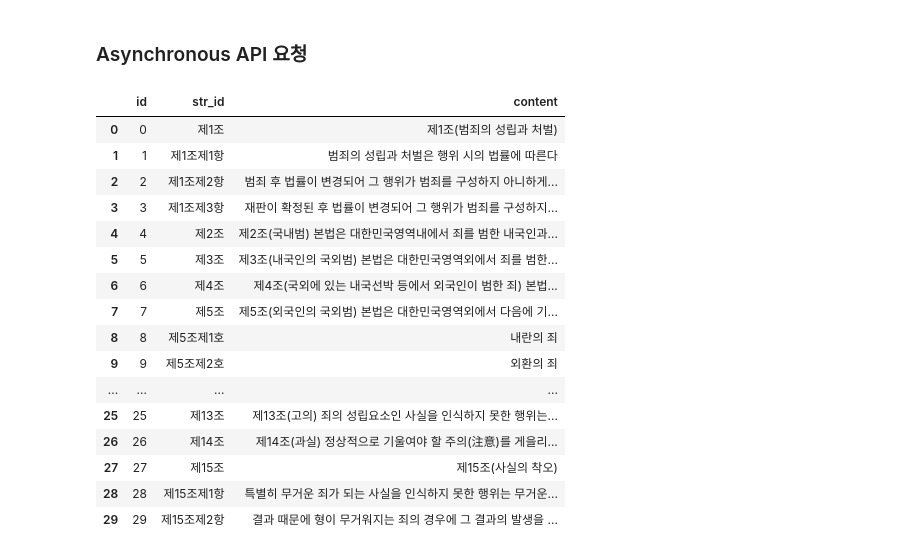
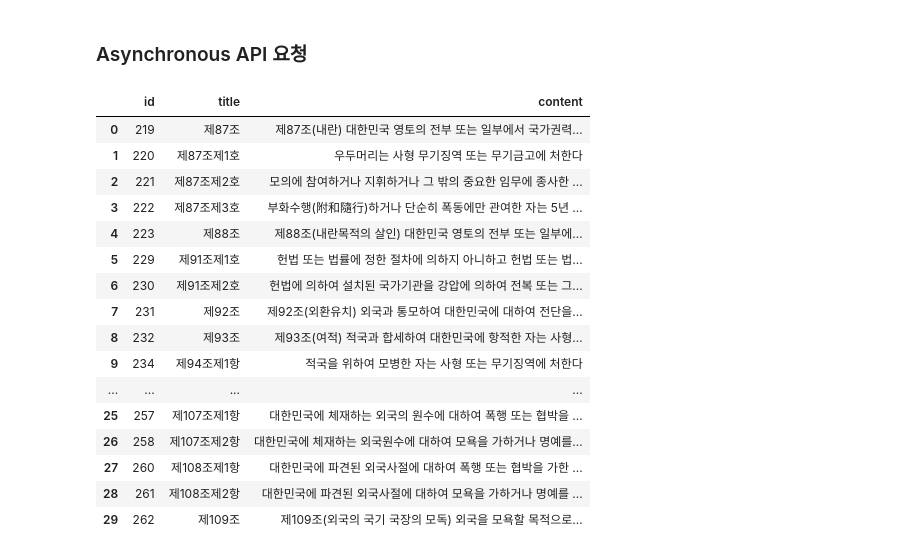
Before and after one commit to RGB234/capstone-2025-spring, a Jupyter notebook: code/2-preparing_queries.ipynb, the cells around one changed output. Cells and saved outputs as stored; diff of their text form; code cells hidden in the pictures.

Commit message:
preparing fine tuning dataset

```diff
--- a/code/2-preparing_queries.ipynb
+++ b/code/2-preparing_queries.ipynb
@@ -149,14 +227,14 @@ import asyncio
 
 class Triplet(BaseModel):
     id : int
+    title : str
     query: str
     pos: list[str]
 
 def dataset_to_df(dataset):
     df = pd.DataFrame(dataset)
 
-    df['id'] = [i for i in range(len(dataset))]
-    df['str_id'] = df['query'].apply(lambda x : x['id'])
+    df['title'] = df['query'].apply(lambda x : x['title'])
     df['content'] = df['query'].apply(lambda x : x['content'])
 
     df.drop('query', axis=1, inplace=True)
@@ -165,9 +243,9 @@ def dataset_to_df(dataset):
 
 async def process_row_async(row, instructions, client):
     id = row['id']
-    str_id = row['str_id']
+    title = row['title']
     query = row['content']
-    prompt = f"{id} # {str_id} # {query}"
+    prompt = f"\"id\" : {id}, \"title\" : {title}, \"query\" : \"{query}\""
 
     try:
         response = await client.responses.parse(
@@ -178,10 +256,10 @@ async def process_row_async(row, instructions, client):
         )
         return dict(response.output_parsed)
     except Exception as e:
-        print(f"Error in row {str_id} : {e}")
-        return {'id': id ,'query': query, 'pos': []}
+        print(f"Error in row {title} : {e}")
+        return {'id': id , 'title': title, 'query': query, 'pos': []}
 
-async def generate_sentences_async(instrctions, client, dataset : pd.DataFrame, dir_path: str, concurrency: int = 8):
+async def generate_sentences_async(instrctions, client, dataset : pd.DataFrame, dir_path: str, concurrency: int = 6):
     sem = asyncio.Semaphore(concurrency) # API 동시 요청 수 제한
 
     async def sem_task(row):
@@ -209,34 +287,34 @@ async def generate_sentences_async(instrctions, client, dataset : pd.DataFrame,
 # %%
 from datasets import load_dataset
 import nest_asyncio
 import asyncio
 
 client = AsyncOpenAI(
     api_key=os.environ.get("OPENAI_API_KEY")
 )
 
-dataset = load_dataset("json", data_files="../data/ft_data_queries.jsonl")['train']
+dataset = load_dataset("json", data_files="../data/queries-edited-filtered.jsonl")['train']
 ds_df = dataset_to_df(dataset)
 
 ds_df[:30]
 # %% [output]
-|  | id | str_id | content |
-| 0 | 0 | 제1조 | 제1조(범죄의 성립과 처벌) |
-| 1 | 1 | 제1조제1항 | 범죄의 성립과 처벌은 행위 시의 법률에 따른다 |
-| 2 | 2 | 제1조제2항 | 범죄 후 법률이 변경되어 그 행위가 범죄를 구성하지 아니하게... |
-| 3 | 3 | 제1조제3항 | 재판이 확정된 후 법률이 변경되어 그 행위가 범죄를 구성하지... |
-| 4 | 4 | 제2조 | 제2조(국내범) 본법은 대한민국영역내에서 죄를 범한 내국인과... |
-| 5 | 5 | 제3조 | 제3조(내국인의 국외범) 본법은 대한민국영역외에서 죄를 범한... |
-| 6 | 6 | 제4조 | 제4조(국외에 있는 내국선박 등에서 외국인이 범한 죄) 본법... |
-| 7 | 7 | 제5조 | 제5조(외국인의 국외범) 본법은 대한민국영역외에서 다음에 기... |
-| 8 | 8 | 제5조제1호 | 내란의 죄 |
-| 9 | 9 | 제5조제2호 | 외환의 죄 |
+|  | id | title | content |
+| 0 | 219 | 제87조 | 제87조(내란) 대한민국 영토의 전부 또는 일부에서 국가권력... |
+| 1 | 220 | 제87조제1호 | 우두머리는 사형 무기징역 또는 무기금고에 처한다 |
+| 2 | 221 | 제87조제2호 | 모의에 참여하거나 지휘하거나 그 밖의 중요한 임무에 종사한 ... |
+| 3 | 222 | 제87조제3호 | 부화수행(附和隨行)하거나 단순히 폭동에만 관여한 자는 5년 ... |
+| 4 | 223 | 제88조 | 제88조(내란목적의 살인) 대한민국 영토의 전부 또는 일부에... |
+| 5 | 229 | 제91조제1호 | 헌법 또는 법률에 정한 절차에 의하지 아니하고 헌법 또는 법... |
+| 6 | 230 | 제91조제2호 | 헌법에 의하여 설치된 국가기관을 강압에 의하여 전복 또는 그... |
+| 7 | 231 | 제92조 | 제92조(외환유치) 외국과 통모하여 대한민국에 대하여 전단을... |
+| 8 | 232 | 제93조 | 제93조(여적) 적국과 합세하여 대한민국에 항적한 자는 사형... |
+| 9 | 234 | 제94조제1항 | 적국을 위하여 모병한 자는 사형 또는 무기징역에 처한다 |
 | ... | ... | ... | ... |
-| 25 | 25 | 제13조 | 제13조(고의) 죄의 성립요소인 사실을 인식하지 못한 행위는... |
-| 26 | 26 | 제14조 | 제14조(과실) 정상적으로 기울여야 할 주의(注意)를 게을리... |
-| 27 | 27 | 제15조 | 제15조(사실의 착오) |
-| 28 | 28 | 제15조제1항 | 특별히 무거운 죄가 되는 사실을 인식하지 못한 행위는 무거운... |
-| 29 | 29 | 제15조제2항 | 결과 때문에 형이 무거워지는 죄의 경우에 그 결과의 발생을 ... |
+| 25 | 257 | 제107조제1항 | 대한민국에 체재하는 외국의 원수에 대하여 폭행 또는 협박을 ... |
+| 26 | 258 | 제107조제2항 | 대한민국에 체재하는 외국원수에 대하여 모욕을 가하거나 명예를... |
+| 27 | 260 | 제108조제1항 | 대한민국에 파견된 외국사절에 대하여 폭행 또는 협박을 가한 ... |
+| 28 | 261 | 제108조제2항 | 대한민국에 파견된 외국사절에 대하여 모욕을 가하거나 명예를 ... |
+| 29 | 262 | 제109조 | 제109조(외국의 국기 국장의 모독) 외국을 모욕할 목적으로... |
 # %%
 # gpt-4o-mini 약 6분 소요, 0.14 $
 # gpt-4.1 약 15분, 2 $
```
Also changed, not shown: parts of 18 cells of this notebook, 15 other files.
